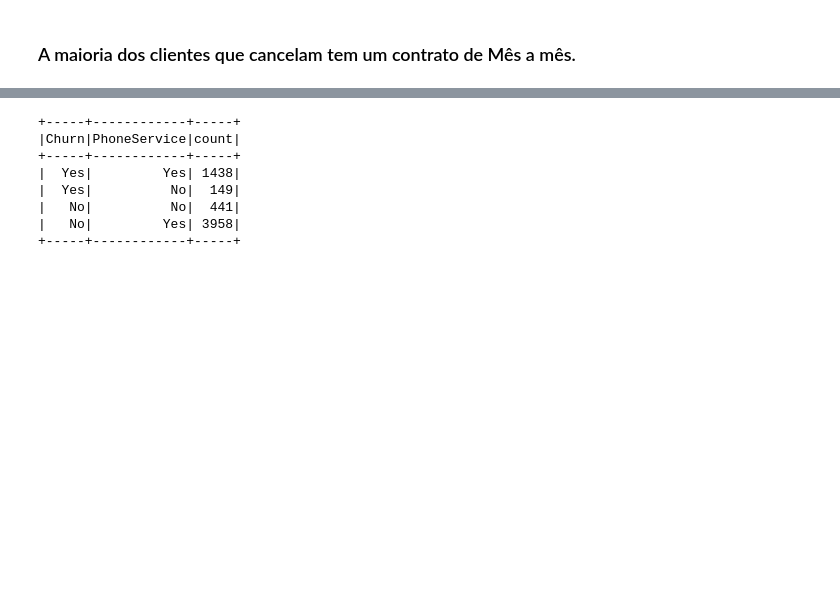
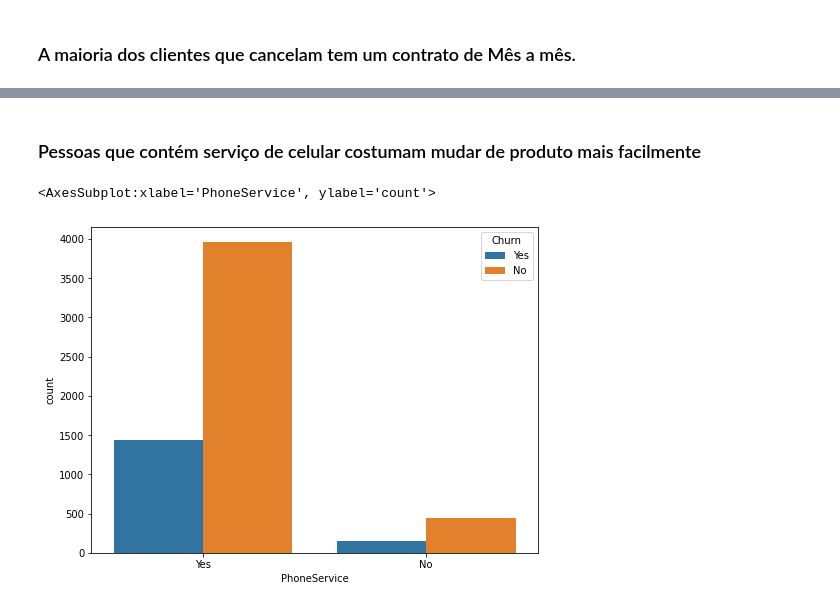
Before and after one commit to joaoflauzino/churn_telecom, a Jupyter notebook: analysis/analysis.ipynb, the cells around one changed output, grey strips where cells are left out. Drawn from its saved outputs; the diff is of its cells as text; code cells hidden in the pictures; blank space fills up the shorter version.

```diff
--- a/analysis/analysis.ipynb
+++ b/analysis/analysis.ipynb
@@ -148,12 +170,10 @@ df.groupBy('Churn', 'Contract').count().orderBy(df.Churn.desc()).show()
+# %% [markdown]
+### Pessoas que contém serviço de celular costumam mudar de produto mais facilmente
 # %%
 # Serviço de celular
-df.groupBy('Churn', 'PhoneService').count().orderBy(df.Churn.desc()).show()
+plt.figure(figsize=(8,6))
+df_cell_phone = df.groupBy('Churn', 'PhoneService').count().orderBy(df.Churn.desc()).toPandas()
+sns.barplot(data = df_cell_phone, x = 'PhoneService', y = 'count', hue = 'Churn')
 # %% [output]
-+-----+------------+-----+
-|Churn|PhoneService|count|
-+-----+------------+-----+
-|  Yes|         Yes| 1438|
-|  Yes|          No|  149|
-|   No|          No|  441|
-|   No|         Yes| 3958|
-+-----+------------+-----+
+<AxesSubplot:xlabel='PhoneService', ylabel='count'>
+[figure, added]
```
Also changed, not shown: parts of 42 cells of this notebook, 1 other file.
